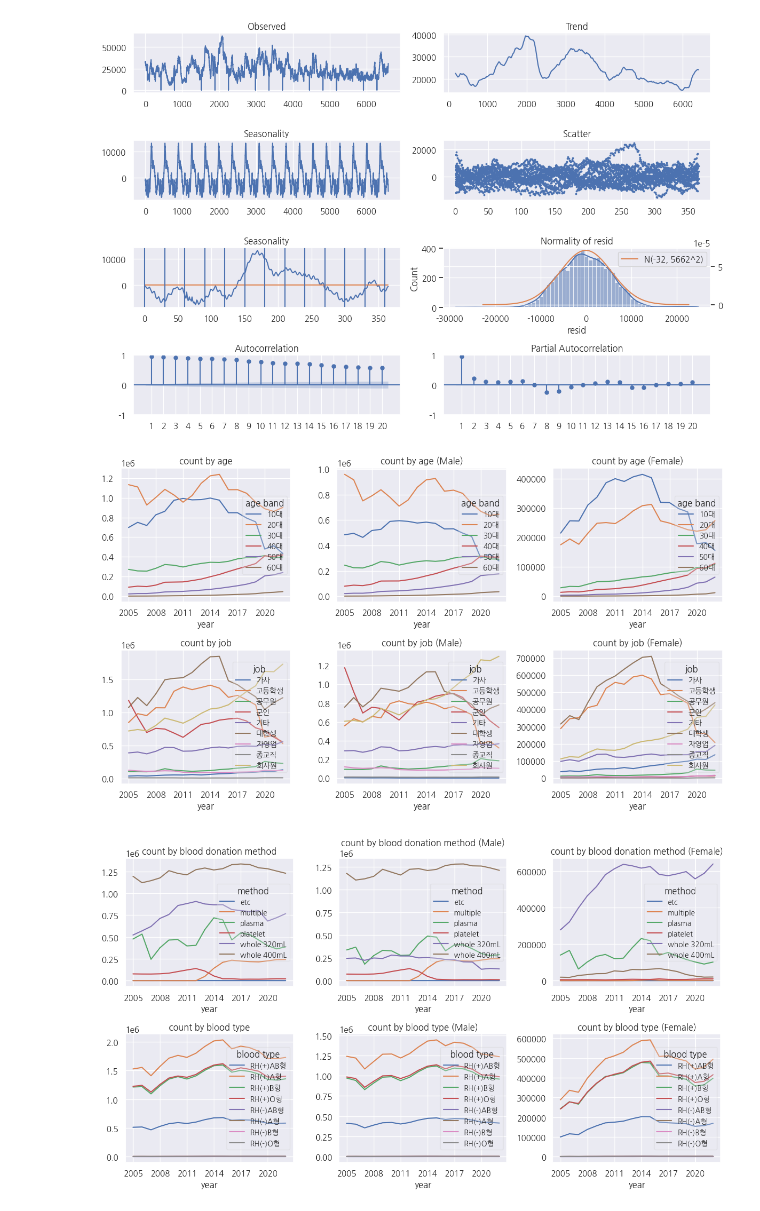
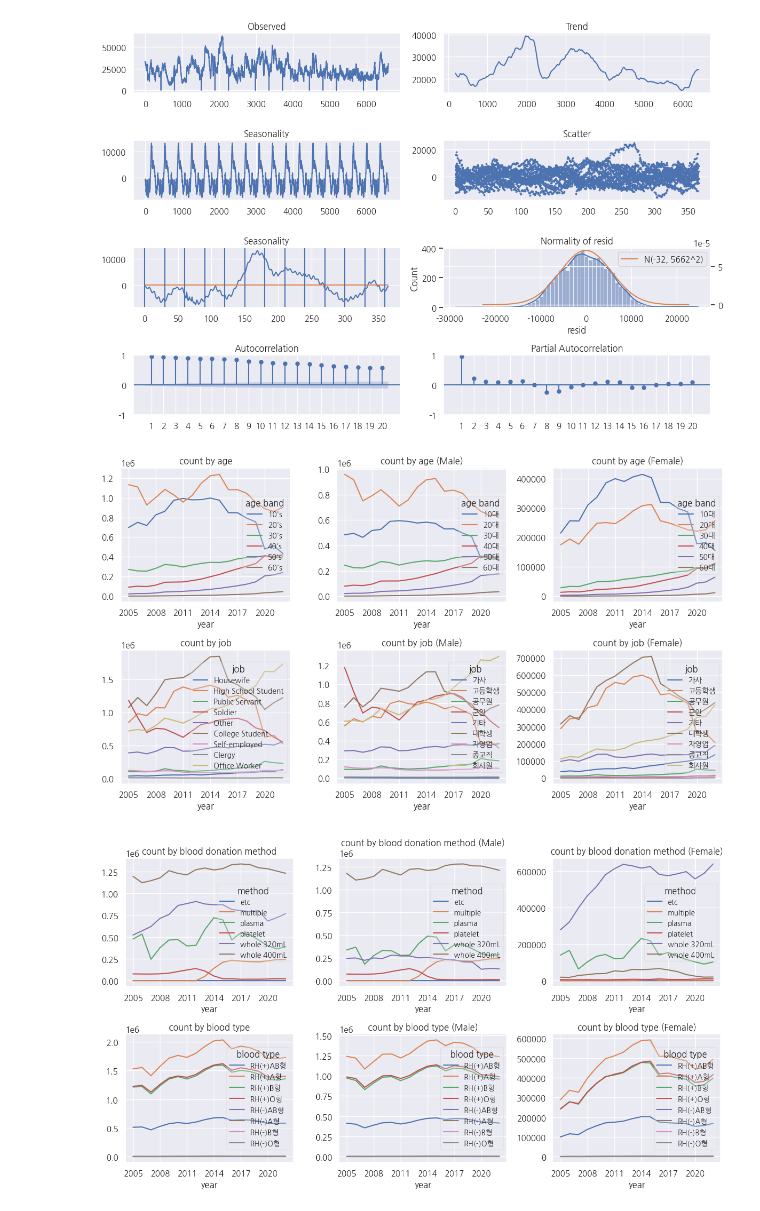
Before and after one commit to 2p990i9hpral/Factors_Dominating_Blood_Supply_Dynamics, a Jupyter notebook: yearly_data_EDA.ipynb, the cells around one changed output. Cells and saved outputs as stored; diff of their text form; code cells hidden in the pictures.

```diff
--- a/yearly_data_EDA.ipynb
+++ b/yearly_data_EDA.ipynb
@@ -380,34 +380,36 @@ KS test p-value of resid: 0.03
 # %%
 # 연령별 헌혈통계
 _, axs = plt.subplots(nrows=2, ncols=3, figsize=(12, 7))
 
 age_group = bd_age_df.groupby(by=["year", "age_band"])["count"].sum().unstack()
+age_group = age_group.rename(columns={"10대":"10's", "20대":"20's", "30대":"30's", "40대":"40's", "50대":"50's", "60대":"60's"})
 age_group.plot.line(title="count by age", ax=axs[0, 0])
 
 age_group = bd_age_df.groupby(by=["year", "age_band", "gender"])["count"].sum()
 age_group.xs("남", level="gender").unstack().plot.line(title="count by age (Male)", ax=axs[0, 1])
 age_group.xs("여", level="gender").unstack().plot.line(title="count by age (Female)", ax=axs[0][2])
 
 for ax in axs[0]:
     ax.legend(title='age band', loc=5, fontsize=10, framealpha=0.3)
 
 # 직업별 헌혈통계
 age_group = bd_job_df.groupby(by=["year", "job"])["count"].sum().unstack()
+age_group = age_group.rename(columns={'가사': 'Housewife','고등학생': 'High School Student','공무원': 'Public Servant','군인': 'Soldier','기타': 'Other','대학생': 'College Student','자영업': 'Self-employed','종교직': 'Clergy','회사원': 'Office Worker'})
 age_group.plot.line(title="count by job", ax=axs[1, 0])
 
 age_group = bd_job_df.groupby(by=["year", "job", "gender"])["count"].sum()
 age_group.xs("남", level="gender").unstack().plot.line(title="count by job (Male)", ax=axs[1, 1])
 age_group.xs("여", level="gender").unstack().plot.line(title="count by job (Female)", ax=axs[1, 2])
 
 for ax in axs.flatten():
     ax.set_xticks(range(2005, 2022 + 1, 3))
 for ax in axs[1]:
     ax.legend(title='job', loc=5, fontsize=10, framealpha=0.3)
 
 plt.tight_layout()
 plt.show()
 # %% [output]
-[figure, old version]
+[figure, new version]
 # %%
 # 헌혈방법별 혈액통계
 _, axs = plt.subplots(nrows=2, ncols=3, figsize=(12, 7))
```
Also changed, not shown: parts of 1 cell of this notebook, 30 other files.
